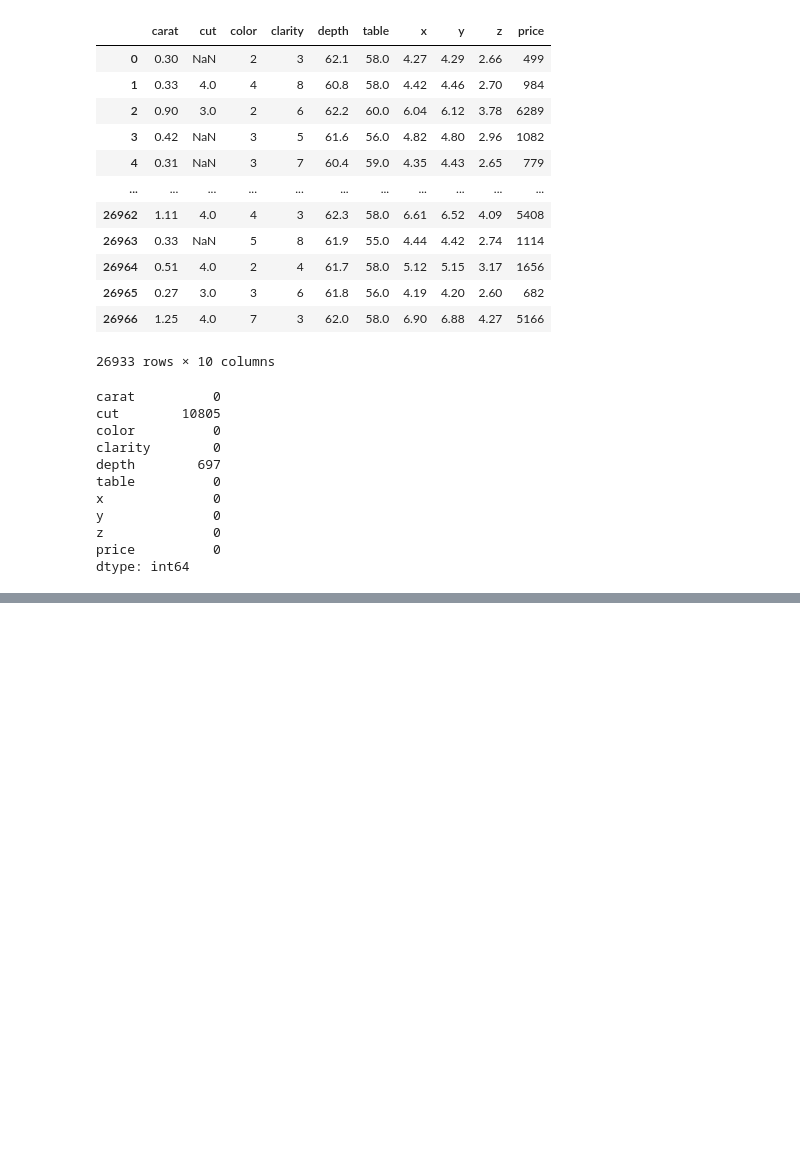
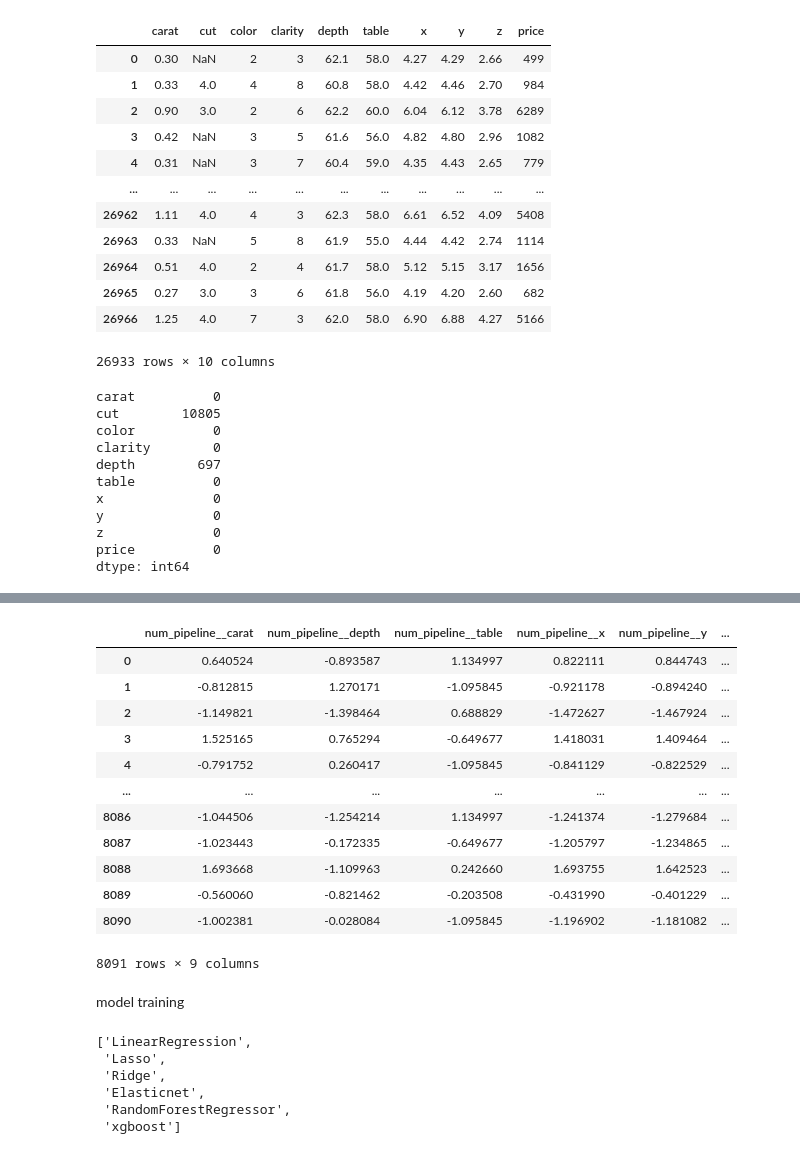
Before and after one commit to Anant4830/FirstMLProject, a Jupyter notebook: experiments/experiments.ipynb, the cells around one changed output, grey strips where cells are left out. Drawn from its saved outputs; the diff is of its cells as text; code cells hidden in the pictures; blank space fills up the shorter version.

```diff
--- a/experiments/experiments.ipynb
+++ b/experiments/experiments.ipynb
@@ -372,0 +474,18 @@ cat_pipeline = Pipeline()
+# %%
+X_test
+# %% [output]
+|  | num_pipeline__carat | num_pipeline__depth | num_pipeline__table | num_pipeline__x | num_pipeline__y | ... |
+| 0 | 0.640524 | -0.893587 | 1.134997 | 0.822111 | 0.844743 | ... |
+| 1 | -0.812815 | 1.270171 | -1.095845 | -0.921178 | -0.894240 | ... |
+| 2 | -1.149821 | -1.398464 | 0.688829 | -1.472627 | -1.467924 | ... |
+| 3 | 1.525165 | 0.765294 | -0.649677 | 1.418031 | 1.409464 | ... |
+| 4 | -0.791752 | 0.260417 | -1.095845 | -0.841129 | -0.822529 | ... |
+| ... | ... | ... | ... | ... | ... | ... |
+| 8086 | -1.044506 | -1.254214 | 1.134997 | -1.241374 | -1.279684 | ... |
+| 8087 | -1.023443 | -0.172335 | -0.649677 | -1.205797 | -1.234865 | ... |
+| 8088 | 1.693668 | -1.109963 | 0.242660 | 1.693755 | 1.642523 | ... |
+| 8089 | -0.560060 | -0.821462 | -0.203508 | -0.431990 | -0.401229 | ... |
+| 8090 | -1.002381 | -0.028084 | -1.095845 | -1.196902 | -1.181082 | ... |
+8091 rows × 9 columns
+# %% [markdown]
+model training
@@ -372,0 +511,9 @@ cat_pipeline = Pipeline()
+# %%
+list(models)
+# %% [output]
+['LinearRegression',
+ 'Lasso',
+ 'Ridge',
+ 'Elasticnet',
+ 'RandomForestRegressor',
+ 'xgboost']
```
Also changed, not shown: parts of 26 cells of this notebook, 1 other file.
